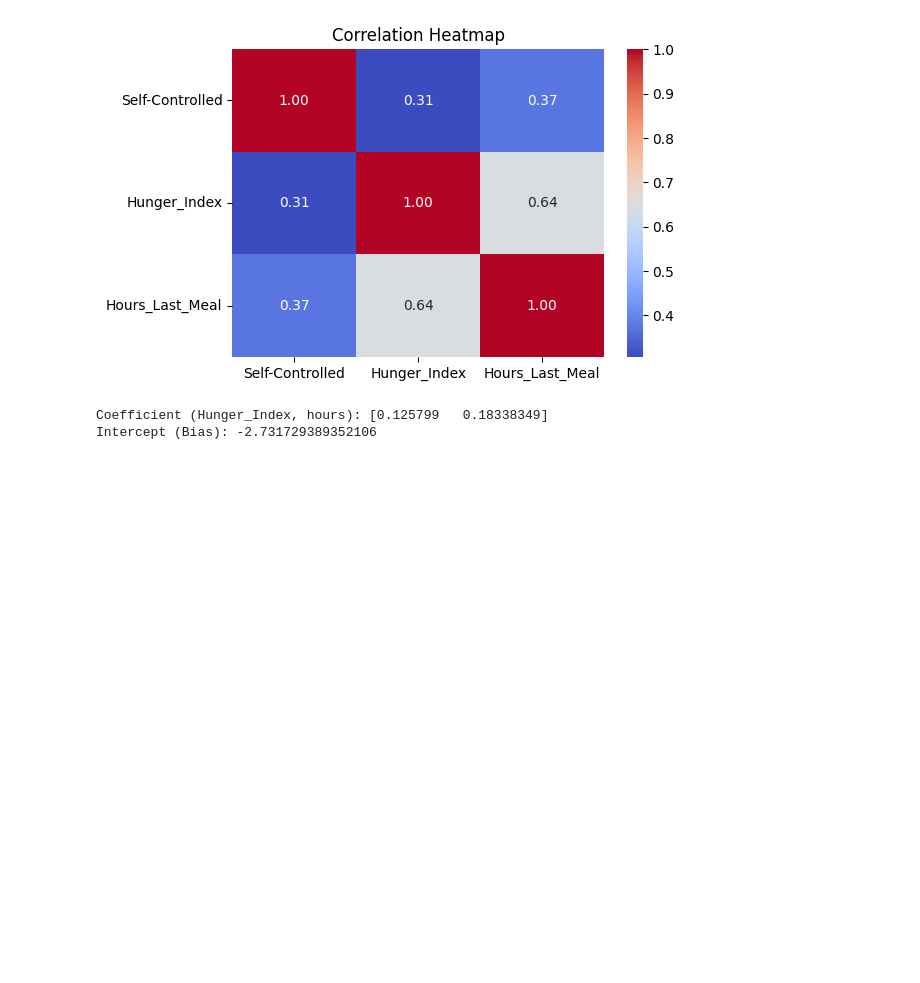
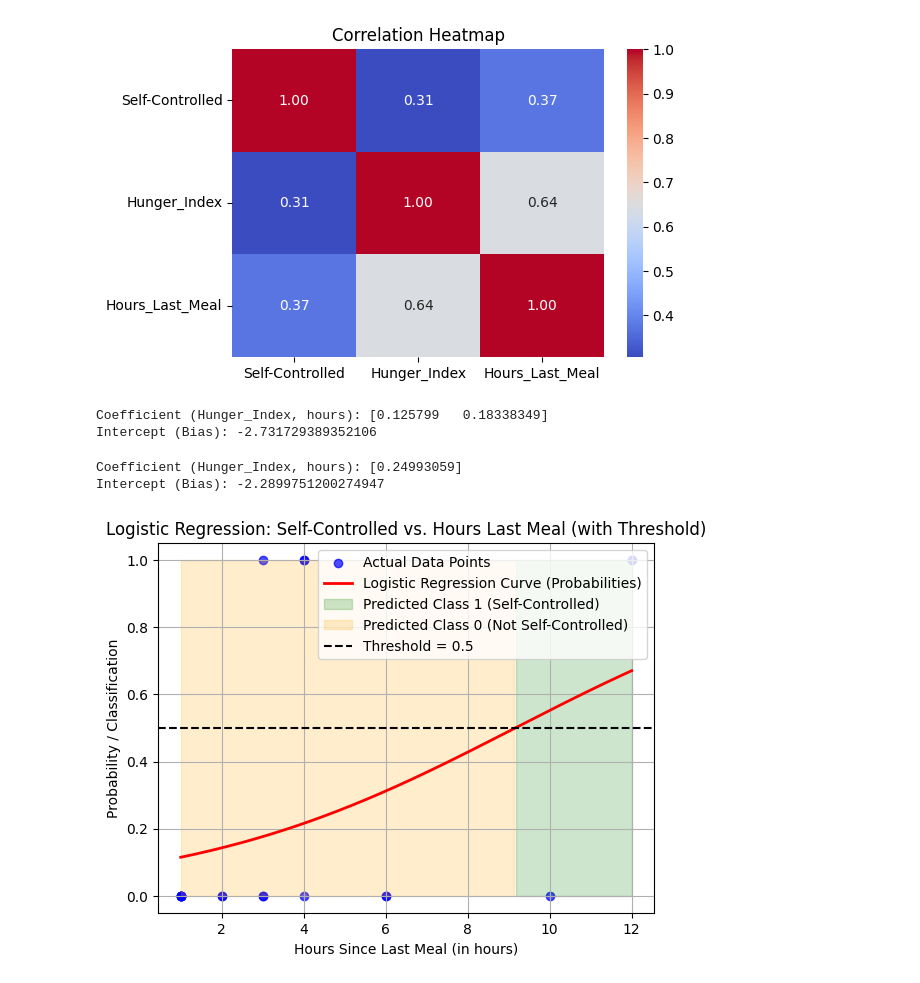
Before and after one commit to SachinJalan/RMCS-Project, a Jupyter notebook: Question_3_selfControl_Hunger.ipynb, the cells around one changed output. Saved outputs shown, nothing was run; the diff lists cells and outputs as text; code cells hidden in the pictures; blank space fills up the shorter version.

Commit message:
logistic update

```diff
--- a/Question_3_selfControl_Hunger.ipynb
+++ b/Question_3_selfControl_Hunger.ipynb
@@ -182,3 +182,71 @@ y_pred = log_reg.predict(X)
 # %% [output]
 Coefficient (Hunger_Index, hours): [0.125799   0.18338349]
 Intercept (Bias): -2.731729389352106
+# %%
+import numpy as np
+import matplotlib.pyplot as plt
+from sklearn.linear_model import LogisticRegression
+
+# Assuming `df` contains "Self-Controlled" and "Hours_Last_Meal"
+X = df[["Hours_Last_Meal"]]  # Independent variable
+y = df["Self-Controlled"]  # Dependent variable
+
+# Fit logistic regression model
+log_reg = LogisticRegression()
+log_reg.fit(X, y)
+
+# Generate values for Hours_Last_Meal to plot the logistic regression curve
+x_values = np.linspace(X.min(), X.max(), 300).reshape(-1, 1)
+y_prob = log_reg.predict_proba(x_values)[:, 1]  # Predicted probabilities for Self-Controlled = 1
+
+# Get predicted classes (threshold at 0.5)
+y_class = (y_prob > 0.5).astype(int)
+
+# Plot the data points
+plt.scatter(X, y, color="blue", alpha=0.7, label="Actual Data Points")
+
+# Plot the logistic regression curve (smooth probability line)
+plt.plot(x_values, y_prob, color="red", linewidth=2, label="Logistic Regression Curve (Probabilities)")
+
+# Add the decision boundary (Threshold = 0.5)
+plt.fill_between(
+    x_values.ravel(),
+    0,
+    1,
+    where=(y_class == 1),
+    color="green",
+    alpha=0.2,
+    label="Predicted Class 1 (Self-Controlled)",
+)
+plt.fill_between(
+    x_values.ravel(),
+    0,
+    1,
+    where=(y_class == 0),
+    color="orange",
+    alpha=0.2,
+    label="Predicted Class 0 (Not Self-Controlled)",
+)
+
+# Get the coefficients and intercept
+coefficient = log_reg.coef_[0]  # Since there's only one feature
+intercept = log_reg.intercept_[0]
+
+print(f"Coefficient (Hunger_Index, hours): {coefficient}")
+print(f"Intercept (Bias): {intercept}")
+
+
+
+
+# Customize the plot
+plt.title("Logistic Regression: Self-Controlled vs. Hours Last Meal (with Threshold)")
+plt.xlabel("Hours Since Last Meal (in hours)")
+plt.ylabel("Probability / Classification")
+plt.axhline(0.5, color="black", linestyle="--", label="Threshold = 0.5")
+plt.legend()
+plt.grid(True)
+plt.show()
+# %% [output]
+Coefficient (Hunger_Index, hours): [0.24993059]
+Intercept (Bias): -2.2899751200274947
+[figure, added]
```
